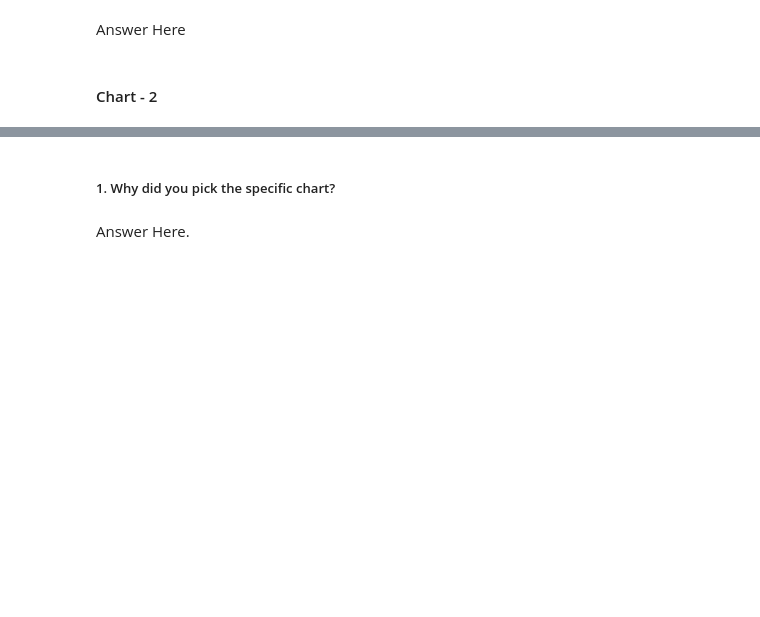
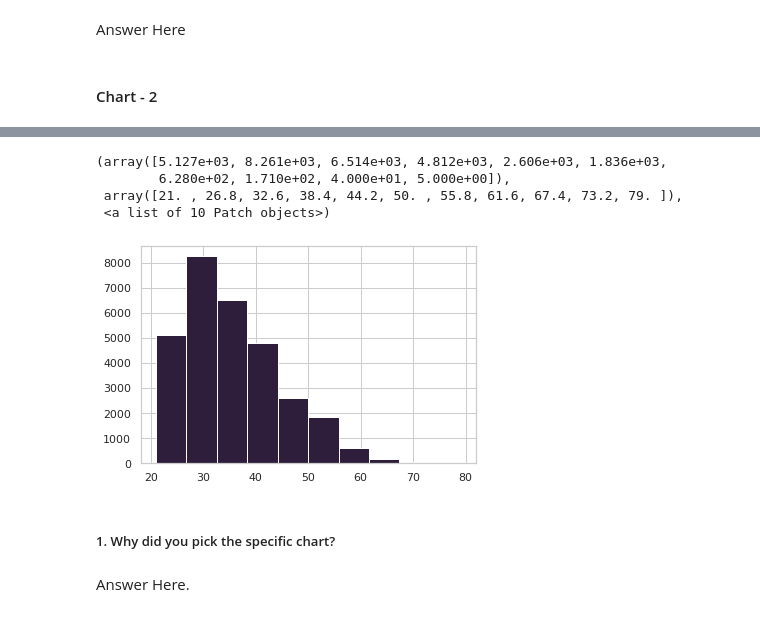
Before and after one commit to PrachiJadhav12/Credit_Card_default_Prediction, a Jupyter notebook: creditCopy_of_Sample_ML_Submission_Template.ipynb, the cells around one changed output, grey strips where cells are left out. Cells and saved outputs as stored; diff of their text form; code cells hidden in the pictures; blank space fills up the shorter version.

```diff
--- a/creditCopy_of_Sample_ML_Submission_Template.ipynb
+++ b/creditCopy_of_Sample_ML_Submission_Template.ipynb
@@ -524,3 +648,11 @@ Answer Here
+# %%
+plt.hist(df['AGE'],bins=10)
+# %% [output]
+(array([5.127e+03, 8.261e+03, 6.514e+03, 4.812e+03, 2.606e+03, 1.836e+03,
+        6.280e+02, 1.710e+02, 4.000e+01, 5.000e+00]),
+ array([21. , 26.8, 32.6, 38.4, 44.2, 50. , 55.8, 61.6, 67.4, 73.2, 79. ]),
+ <a list of 10 Patch objects>)
+[figure, added]
 # %% [markdown]
 ##### 1. Why did you pick the specific chart?
 # %% [markdown]
```
Also changed, not shown: parts of 56 cells of this notebook.
